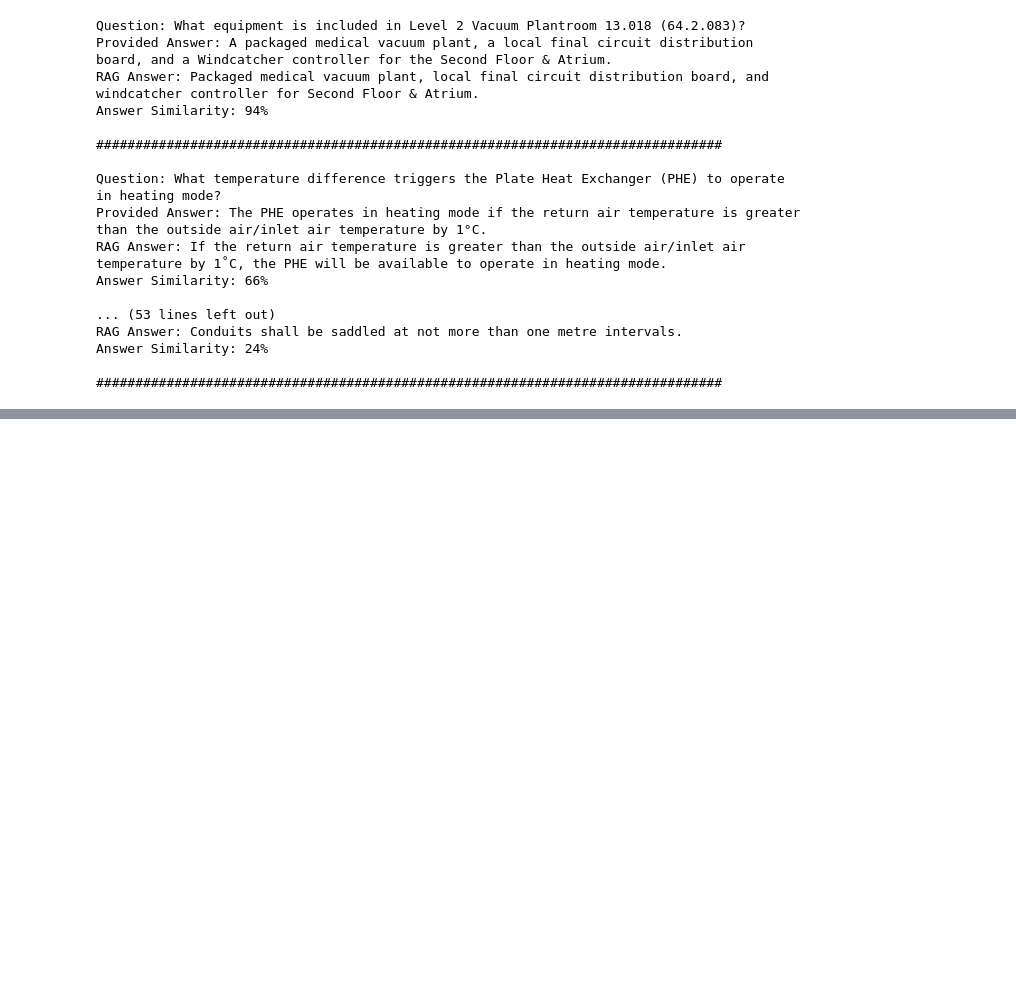
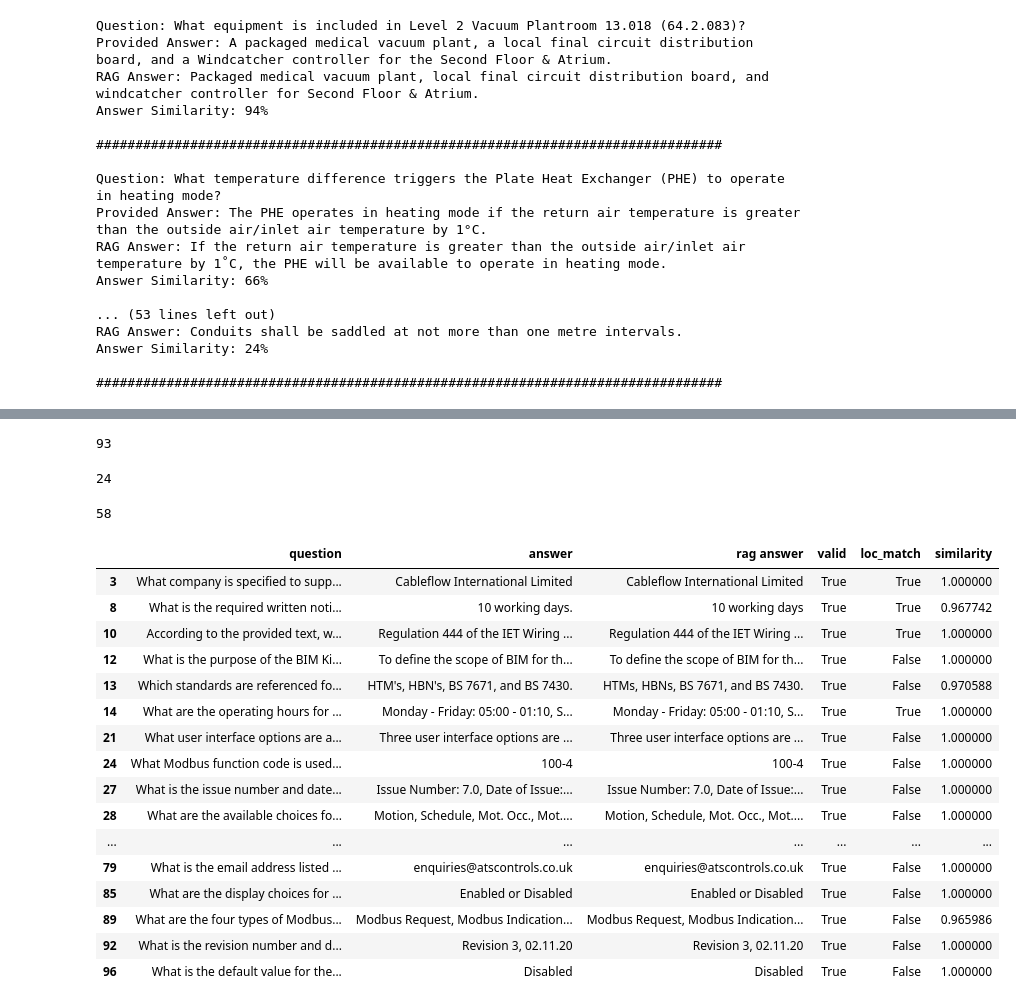
Before and after one commit to OcarinhaOfTime/teci_final_project, a Jupyter notebook: notebooks/rag_metrics.ipynb, the cells around one changed output, grey strips where cells are left out. Cells and saved outputs as stored; diff of their text form; code cells hidden in the pictures; blank space fills up the shorter version.

```diff
--- a/notebooks/rag_metrics.ipynb
+++ b/notebooks/rag_metrics.ipynb
@@ -154,3 +164,10 @@ RAG Answer: Conduits shall be saddled at not more than one metre intervals.
 Answer Similarity: 24%
 
 ################################################################################
+# %%
+def process_result(q, ans, met):
+    loc_match = ans['doc'] == q['doc']
+    return q['question'], q['answer'], ans['answer'], ans['valid'], loc_match, met
+# %%
+arr = [process_result(q, ans, met) for q, ans, met in mtx]
+df = pd.DataFrame(arr, columns=['question', 'answer', 'rag answer', 'valid', 'loc_match', 'similarity'])
@@ -156,0 +190,32 @@ Answer Similarity: 24%
+# %%
+df.valid.sum()
+# %% [output]
+93
+# %%
+df.loc_match.sum()
+# %% [output]
+24
+# %%
+sum((df.valid) & (df.similarity > .5))
+# %% [output]
+58
+# %%
+df[df.similarity > .95]
+# %% [output]
+|  | question | answer | rag answer | valid | loc_match | similarity |
+| 3 | What company is specified to supp... | Cableflow International Limited | Cableflow International Limited | True | True | 1.000000 |
+| 8 | What is the required written noti... | 10 working days. | 10 working days | True | True | 0.967742 |
+| 10 | According to the provided text, w... | Regulation 444 of the IET Wiring ... | Regulation 444 of the IET Wiring ... | True | True | 1.000000 |
+| 12 | What is the purpose of the BIM Ki... | To define the scope of BIM for th... | To define the scope of BIM for th... | True | False | 1.000000 |
+| 13 | Which standards are referenced fo... | HTM's, HBN's, BS 7671, and BS 7430. | HTMs, HBNs, BS 7671, and BS 7430. | True | False | 0.970588 |
+| 14 | What are the operating hours for ... | Monday - Friday: 05:00 - 01:10, S... | Monday - Friday: 05:00 - 01:10, S... | True | True | 1.000000 |
+| 21 | What user interface options are a... | Three user interface options are ... | Three user interface options are ... | True | False | 1.000000 |
+| 24 | What Modbus function code is used... | 100-4 | 100-4 | True | False | 1.000000 |
+| 27 | What is the issue number and date... | Issue Number: 7.0, Date of Issue:... | Issue Number: 7.0, Date of Issue:... | True | False | 1.000000 |
+| 28 | What are the available choices fo... | Motion, Schedule, Mot. Occ., Mot.... | Motion, Schedule, Mot. Occ., Mot.... | True | False | 1.000000 |
+| ... | ... | ... | ... | ... | ... | ... |
+| 79 | What is the email address listed ... | enquiries@atscontrols.co.uk | enquiries@atscontrols.co.uk | True | False | 1.000000 |
+| 85 | What are the display choices for ... | Enabled or Disabled | Enabled or Disabled | True | False | 1.000000 |
+| 89 | What are the four types of Modbus... | Modbus Request, Modbus Indication... | Modbus Request, Modbus Indication... | True | False | 0.965986 |
+| 92 | What is the revision number and d... | Revision 3, 02.11.20 | Revision 3, 02.11.20 | True | False | 1.000000 |
+| 96 | What is the default value for the... | Disabled | Disabled | True | False | 1.000000 |
```
Also changed, not shown: parts of 4 cells of this notebook, 3 other files.
